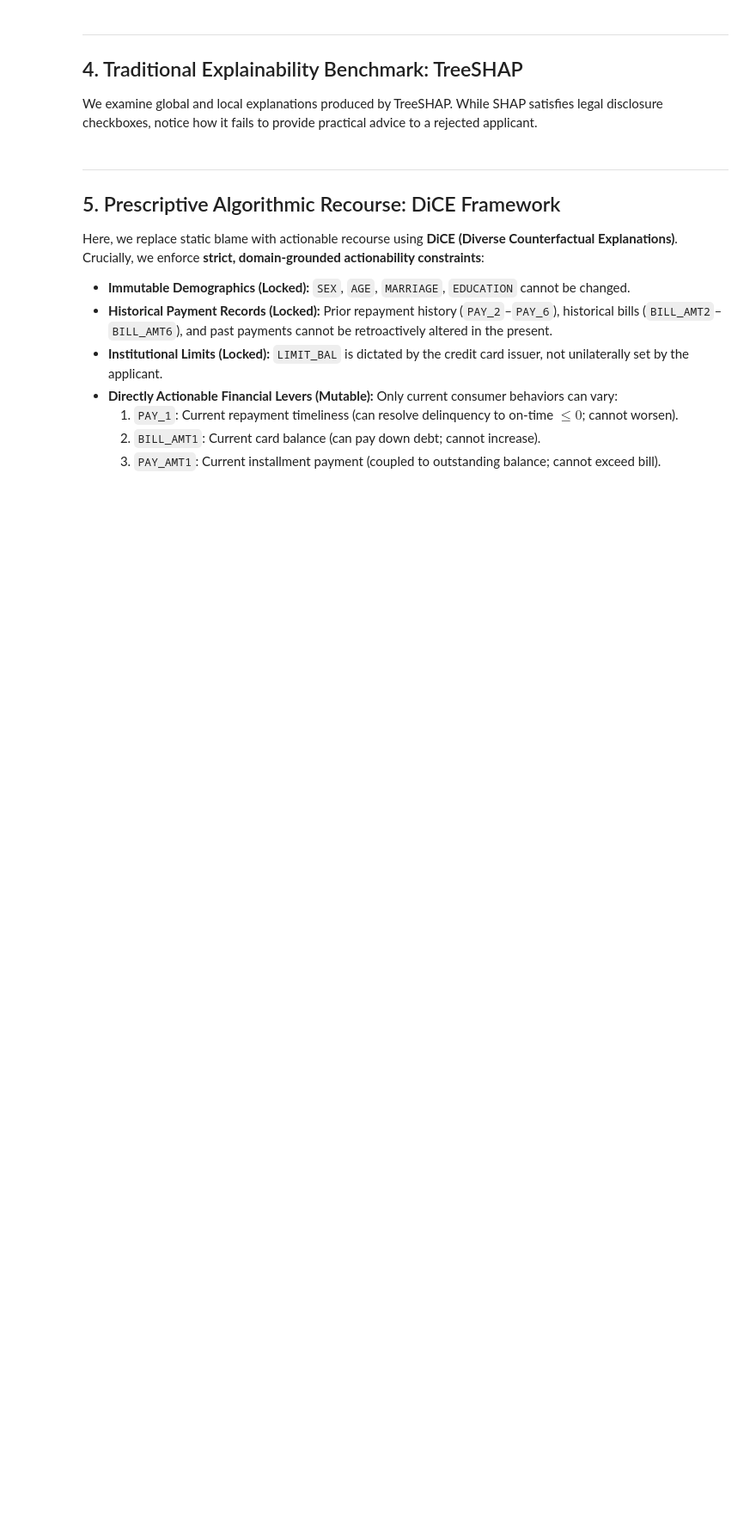
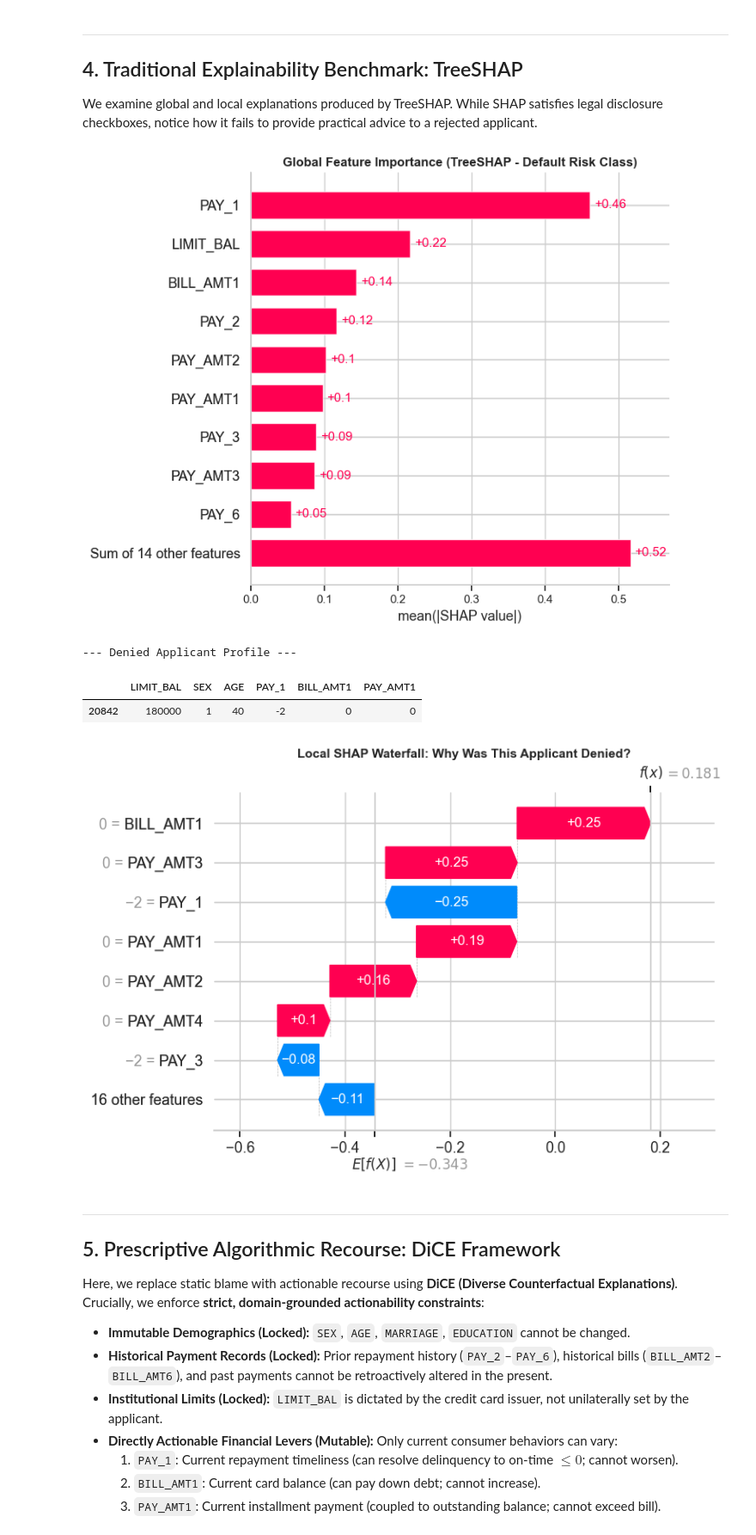
Before and after one commit to tonantzin-real/AIPI_590_Project_1, a Jupyter notebook: notebooks/01_baseline_model_and_recourse.ipynb, the cells around one changed output. Shown at 86% size. Cells and saved outputs as stored; diff of their text form; code cells hidden in the pictures; blank space fills up the shorter version.

```diff
--- a/notebooks/01_baseline_model_and_recourse.ipynb
+++ b/notebooks/01_baseline_model_and_recourse.ipynb
@@ -154,33 +187,43 @@ We examine global and local explanations produced by TreeSHAP. While SHAP satisf
 # %%
 # =============================================================================
 # STEP 4: COMPUTE GLOBAL AND LOCAL SHAP ATTRIBUTIONS
 # =============================================================================
 # Initialize TreeExplainer
 explainer = shap.TreeExplainer(model)
 
 # Compute SHAP values for a sample of the test set
 sample_test = X_test.iloc[:500]
 shap_values = explainer(sample_test)
 
+# Binary LightGBM returns 2-D SHAP values (log-odds of DEFAULT=1); older versions return one slice per class
+if len(shap_values.values.shape) == 3:
+    shap_values = shap_values[:, :, 1]
+
 # Plot Global Feature Importance (Mean Absolute SHAP Value)
 plt.figure(figsize=(9, 6))
-shap.plots.bar(shap_values[:, :, 1], max_display=10, show=False)
+shap.plots.bar(shap_values, max_display=10, show=False)
 plt.title("Global Feature Importance (TreeSHAP - Default Risk Class)", fontsize=12, fontweight="bold")
 plt.tight_layout()
 plt.show()
 
 # Local Explanation for an Individual Denied Applicant
 denied_indices = np.where((y_pred == 1) & (y_test.values == 1))[0]
 denied_applicant = X_test.iloc[[denied_indices[0]]]
 
 print("\n--- Denied Applicant Profile ---")
 display(denied_applicant[["LIMIT_BAL", "SEX", "AGE", "PAY_1", "BILL_AMT1", "PAY_AMT1"]])
 
 plt.figure(figsize=(9, 4))
-shap.plots.waterfall(shap_values[denied_indices[0], :, 1], max_display=8, show=False)
+shap.plots.waterfall(shap_values[denied_indices[0]], max_display=8, show=False)
 plt.title("Local SHAP Waterfall: Why Was This Applicant Denied?", fontsize=11, fontweight="bold")
 plt.tight_layout()
 plt.show()
+# %% [output]
+[figure, added]
+--- Denied Applicant Profile ---
+|  | LIMIT_BAL | SEX | AGE | PAY_1 | BILL_AMT1 | PAY_AMT1 |
+| 20842 | 180000 | 1 | 40 | -2 | 0 | 0 |
+[figure, added]
 # %% [markdown]
 ---
 ## 5. Prescriptive Algorithmic Recourse: DiCE Framework
```
Also changed, not shown: parts of 7 cells of this notebook, 5 other files.
